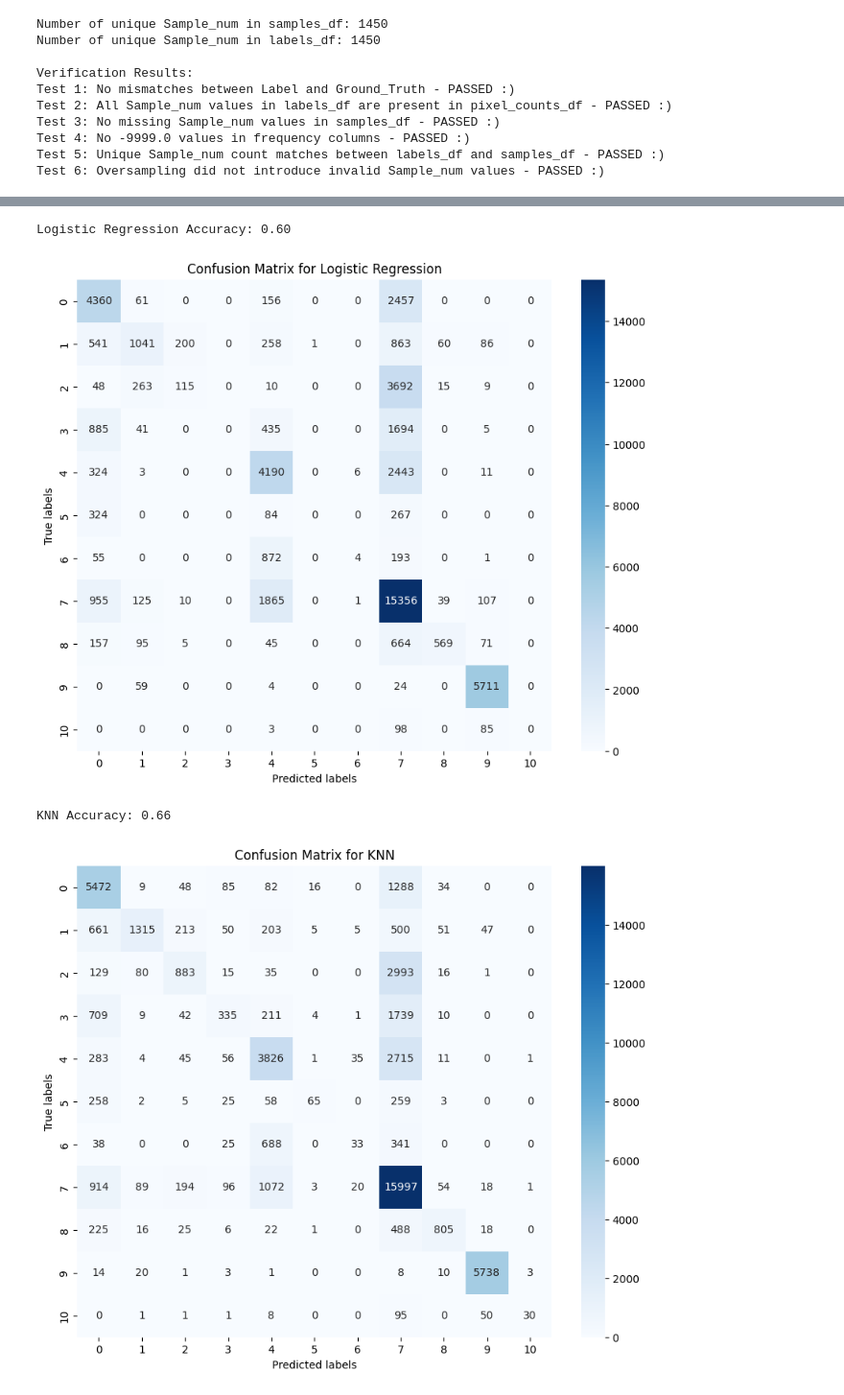
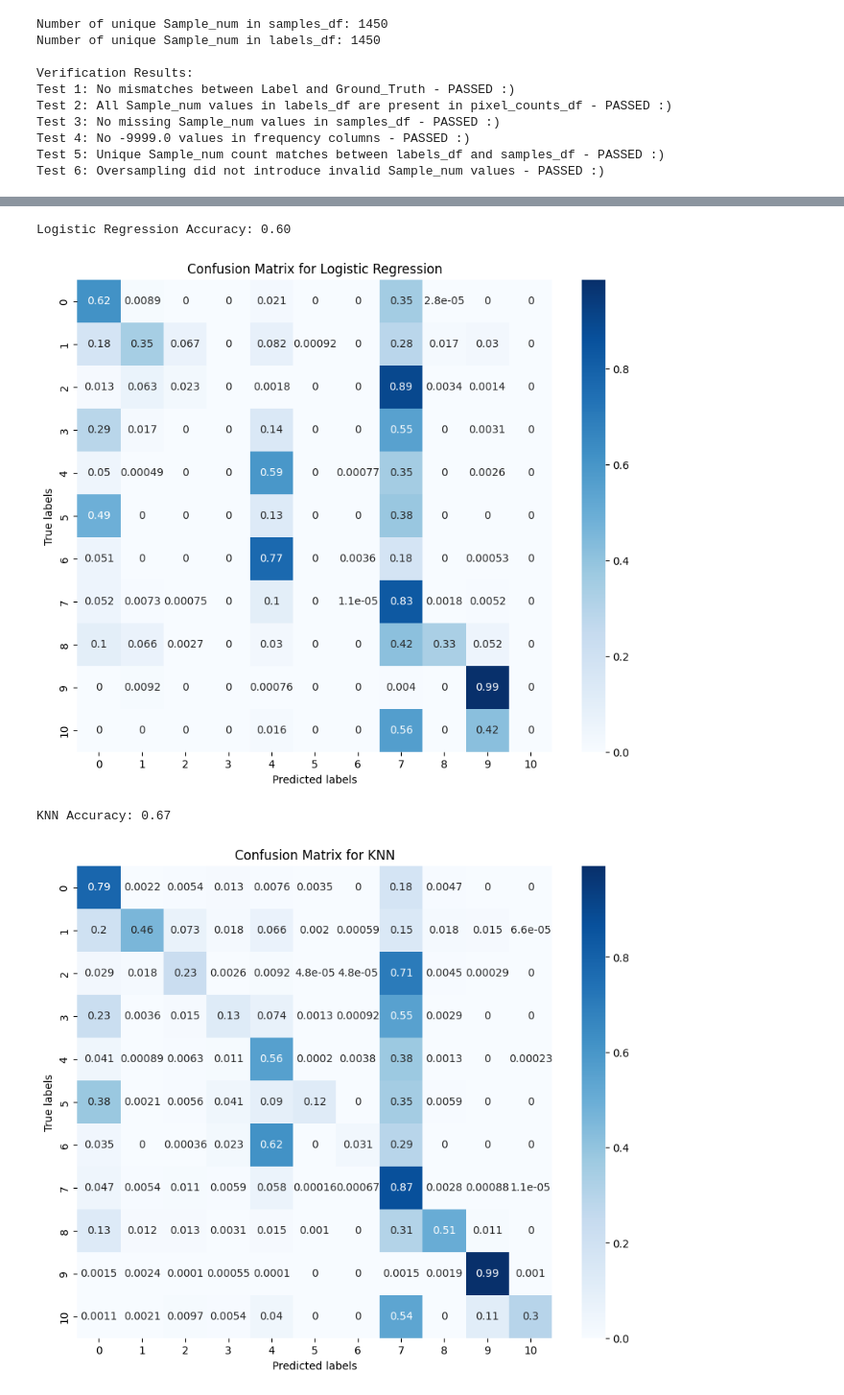
Before and after one commit to sameerkhansf/BioSoundSCape_SSU_Computer_Science, a Jupyter notebook: Land_Classification_1D/PCA_Ian.ipynb, the cells around one changed output, grey strips where cells are left out. Shown at 96% size. Cells and saved outputs as stored; diff of their text form; code cells hidden in the pictures.

```diff
--- a/Land_Classification_1D/PCA_Ian.ipynb
+++ b/Land_Classification_1D/PCA_Ian.ipynb
@@ -46,8 +47,8 @@ from sklearn.metrics import accuracy_score, f1_score, confusion_matrix, classifi
 import matplotlib.patches as mpatches
 # %%
 # Connect to Google Drive
-# from google.colab import drive
-# drive.mount('/content/drive')
+from google.colab import drive
+drive.mount('/content/drive')
 
 ############## Update your 'mainDir' if your utlizing my code!!! ###############
 # mainDir = "/content/drive/My Drive/.School/Capstone/"
@@ -59,26 +60,25 @@ import matplotlib.patches as mpatches
 ################################################################################
 # Example:
 # checkpoint_path = mainDir + 'model_checkpoints_{Your_Name_Here}/my_weights.weights.h5'
-# mainDir = "/content/drive/Shareddrives/Land_Classification_1D/Land_Classification_training_work/"
+mainDir = "/content/drive/Shareddrives/Land_Classification_Training_shared/Land_Classification_training_work/"
 ################################################################################
 
 # Define file paths
-images_path = "Data/Images
-samples_path = "Data/valid_samples_1d/samples.csv"
+images_path = mainDir + "avirisng_sample_subset"
+samples_path = mainDir + "valid_samples_1d/Samples_11_24_24/samples.csv" # Updated to use most recent samples
 
 # NOTE: Only has final class name & Sample_num in this copy
-labels_path = "Data/valid_samples_1d/Majority_Labeling_Cleaned.csv"
+labels_path = mainDir + "valid_samples_1d/Majority_Labeling_Cleaned.csv"
 
 # DEFINE YOUR MODEL CHECKPOINT
 
 # MY MODEL CHECKPOINT, PLEASE DO NOT USE IF TRAINING, ONLY FOR LOADING
 ################################################################################
-checkpoint_path = 'Land_Classification_1D/model_checkpoints_Benz/my_weights.weights.h5'
-checkpoint_path_class_weights = 'Land_Classification_1D/model_checkpoints_Benz/my_weights_with_cw.weights.h5'
+checkpoint_path = mainDir + 'model_checkpoints_Ian/my_weights.weights.h5'
+checkpoint_path_class_weights = mainDir + 'model_checkpoints_Ian/my_weights_with_cw.weights.h5'
 ################################################################################
 
-# Transfer Learning model from Prof. Clarks previous Masters student
-# pretrained_model = mainDir + 'pretrained_models/GraphParams_CNN_stdzd_Classifier_3Season.PKL'
+
 
 # checkpoint_path = mainDir + '{YOUR_CHECKPOINT_PATH}'
 # %% [output]
@@ -318,3 +385,18 @@ y_test_cat = to_categorical(y_test, num_classes)
 # Add a channel dimension for Conv1D
 # X_train = X_train.reshape((X_train.shape[0], X_train.shape[1], 1))
 # X_test = X_test.reshape((X_test.shape[0], X_test.shape[1], 1))
+# %%
+from sklearn.model_selection import StratifiedShuffleSplit
+sss = StratifiedShuffleSplit(n_splits=1, test_size=0.2, random_state=42)
+train_indices, test_indices = next(sss.split(samples_df['Sample_num'], samples_df['Label_Encoded']))
+
+train_sample_nums = samples_df['Sample_num'].iloc[train_indices]
+test_sample_nums = samples_df['Sample_num'].iloc[test_indices]
+
+train_df = samples_df[samples_df['Sample_num'].isin(train_sample_nums)]
+test_df = samples_df[samples_df['Sample_num'].isin(test_sample_nums)]
+
+X_train = train_df[frequency_cols].values
+y_train = train_df['Label_Encoded'].values
+X_test = test_df[frequency_cols].values
+y_test = test_df['Label_Encoded'].values
@@ -448,38 +569,38 @@ pipelines = {
 # %%
 results = {}
 for name, pipeline in pipelines.items():
     # Train
     pipeline.fit(X_train_var, y_train)
 
     # Predict on test data
     y_pred = pipeline.predict(X_test_var)
 
     # Get accuracy
     accuracy = accuracy_score(y_test, y_pred)
     results[name] = accuracy
     print(f"{name} Accuracy: {accuracy:.2f}")
 
     # CM
-    confusion = metrics.confusion_matrix(y_test, y_pred)
+    confusion = metrics.confusion_matrix(y_test, y_pred, normalize='true')
 
     plt.figure(figsize=(10, 8))
-    sns.heatmap(confusion, annot=True, fmt='d', cmap='Blues',
+    sns.heatmap(confusion, annot=True, cmap='Blues',
                 xticklabels=label_encoder.classes_,
                 yticklabels=label_encoder.classes_)
     plt.xlabel('Predicted labels')
     plt.ylabel('True labels')
     plt.title(f'Confusion Matrix for {name}')
     plt.show()
 
 # Classification report for model
 
 print("Classification Report:")
 print(classification_report(y_test, y_pred, target_names=[str(cls) for cls in label_encoder.classes_]))
 # %% [output]
 Logistic Regression Accuracy: 0.60
-[figure, old version]
+[figure, new version]
-KNN Accuracy: 0.66
+KNN Accuracy: 0.67
-[figure, old version]
+[figure, new version]
 Classification Report:
               precision    recall  f1-score   support
 
```
Also changed, not shown: parts of 23 cells of this notebook, 2 other files.
